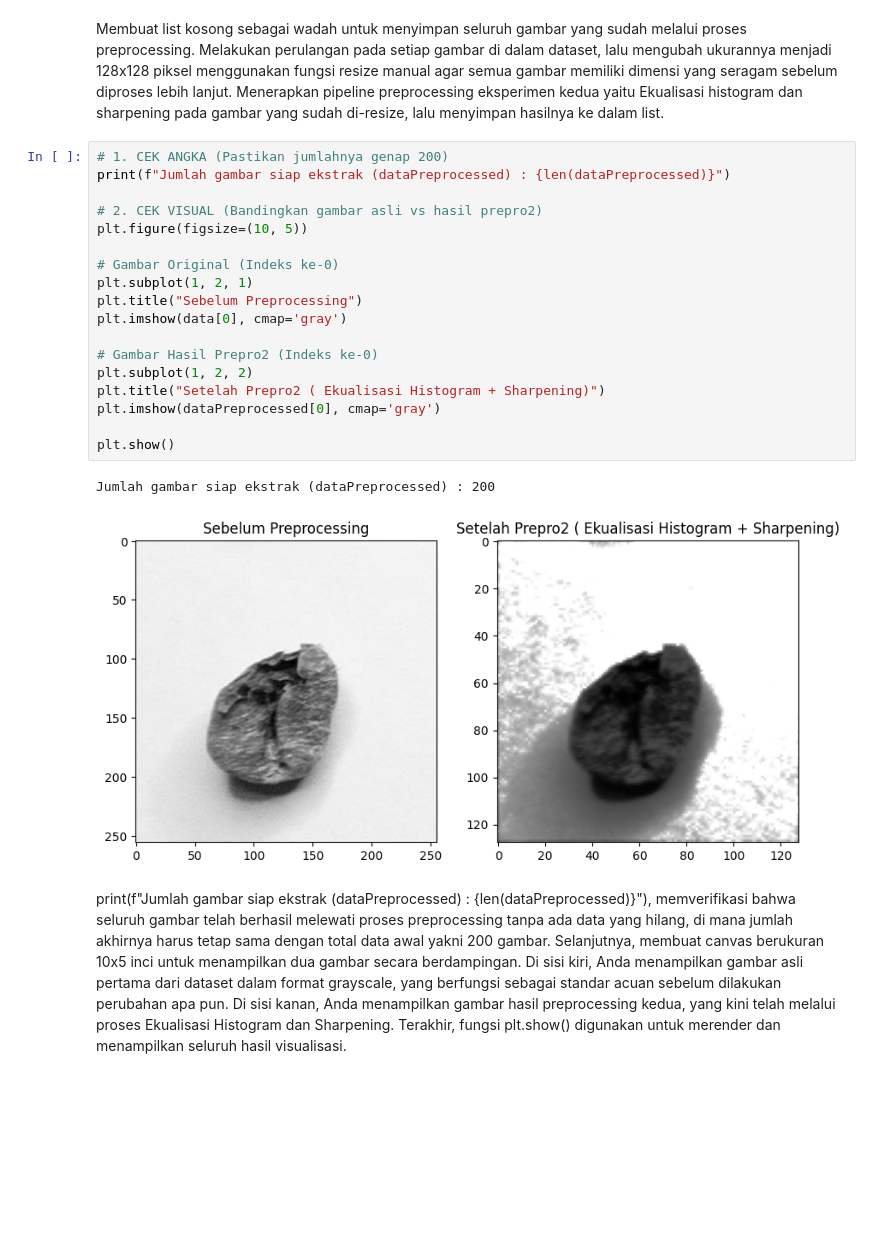
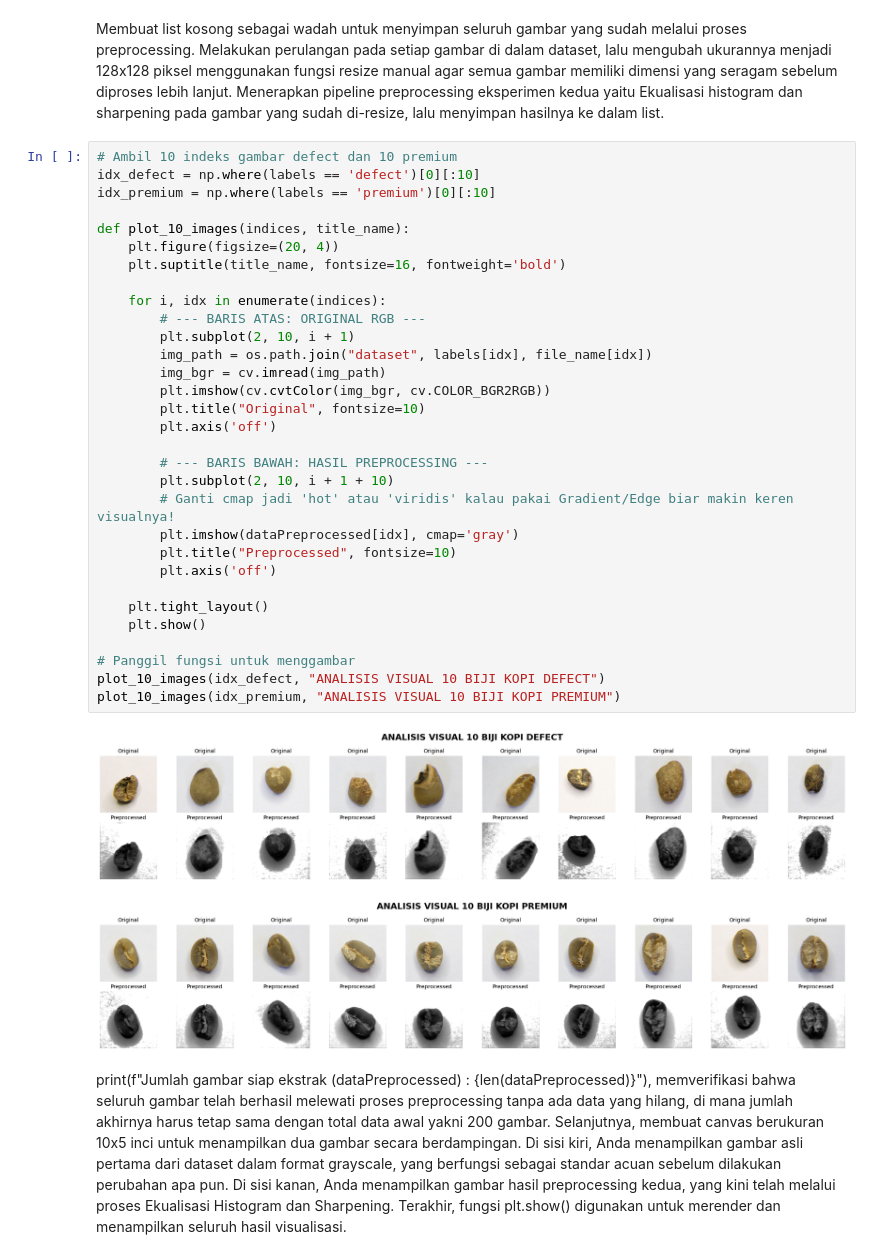
Before and after one commit to renzzskie/Klasifikasi-Mutu-Biji-Kopi-Normal-vs-Defect-, a Jupyter notebook: P2.ipynb, the cells around one changed output. Saved outputs shown, nothing was run; the diff lists cells and outputs as text; blank space fills up the shorter version.

```diff
--- a/P2.ipynb
+++ b/P2.ipynb
@@ -327,27 +325,40 @@ print(f"Selesai memproses {len(dataPreprocessed)} gambar.")
 Selesai memproses 200 gambar.
 # %% [markdown]
 Membuat list kosong sebagai wadah untuk menyimpan seluruh gambar yang sudah melalui proses preprocessing. Melakukan perulangan pada setiap gambar di dalam dataset, lalu mengubah ukurannya menjadi 128x128 piksel menggunakan fungsi resize manual agar semua gambar memiliki dimensi yang seragam sebelum diproses lebih lanjut. Menerapkan pipeline preprocessing eksperimen kedua yaitu Ekualisasi histogram dan sharpening pada gambar yang sudah di-resize, lalu menyimpan hasilnya ke dalam list.
-# %%
-# 1. CEK ANGKA (Pastikan jumlahnya genap 200)
-print(f"Jumlah gambar siap ekstrak (dataPreprocessed) : {len(dataPreprocessed)}")
-
-# 2. CEK VISUAL (Bandingkan gambar asli vs hasil prepro2)
-plt.figure(figsize=(10, 5))
-
-# Gambar Original (Indeks ke-0)
-plt.subplot(1, 2, 1)
-plt.title("Sebelum Preprocessing")
-plt.imshow(data[0], cmap='gray')
-
-# Gambar Hasil Prepro2 (Indeks ke-0)
-plt.subplot(1, 2, 2)
-plt.title("Setelah Prepro2 ( Ekualisasi Histogram + Sharpening)")
-plt.imshow(dataPreprocessed[0], cmap='gray')
-
-plt.show()
-# %% [output]
-Jumlah gambar siap ekstrak (dataPreprocessed) : 200
-[figure, removed]
+# %%
+# Ambil 10 indeks gambar defect dan 10 premium
+idx_defect = np.where(labels == 'defect')[0][:10]
+idx_premium = np.where(labels == 'premium')[0][:10]
+
+def plot_10_images(indices, title_name):
+    plt.figure(figsize=(20, 4))
+    plt.suptitle(title_name, fontsize=16, fontweight='bold')
+
+    for i, idx in enumerate(indices):
+        # --- BARIS ATAS: ORIGINAL RGB ---
+        plt.subplot(2, 10, i + 1)
+        img_path = os.path.join("dataset", labels[idx], file_name[idx])
+        img_bgr = cv.imread(img_path)
+        plt.imshow(cv.cvtColor(img_bgr, cv.COLOR_BGR2RGB))
+        plt.title("Original", fontsize=10)
+        plt.axis('off')
+
+        # --- BARIS BAWAH: HASIL PREPROCESSING ---
+        plt.subplot(2, 10, i + 1 + 10)
+        # Ganti cmap jadi 'hot' atau 'viridis' kalau pakai Gradient/Edge biar makin keren visualnya!
+        plt.imshow(dataPreprocessed[idx], cmap='gray')
+        plt.title("Preprocessed", fontsize=10)
+        plt.axis('off')
+
+    plt.tight_layout()
+    plt.show()
+
+# Panggil fungsi untuk menggambar
+plot_10_images(idx_defect, "ANALISIS VISUAL 10 BIJI KOPI DEFECT")
+plot_10_images(idx_premium, "ANALISIS VISUAL 10 BIJI KOPI PREMIUM")
+# %% [output]
+[figure, added]
+[figure, added]
 # %% [markdown]
 print(f"Jumlah gambar siap ekstrak (dataPreprocessed) : {len(dataPreprocessed)}"), memverifikasi bahwa seluruh gambar telah berhasil melewati proses preprocessing tanpa ada data yang hilang, di mana jumlah akhirnya harus tetap sama dengan total data awal yakni 200 gambar. Selanjutnya,  membuat canvas berukuran 10x5 inci untuk menampilkan dua gambar secara berdampingan. Di sisi kiri, Anda menampilkan gambar asli pertama dari dataset dalam format grayscale, yang berfungsi sebagai standar acuan sebelum dilakukan perubahan apa pun. Di sisi kanan, Anda menampilkan gambar hasil preprocessing kedua, yang kini telah melalui proses Ekualisasi Histogram dan Sharpening. Terakhir, fungsi plt.show() digunakan untuk merender dan menampilkan seluruh hasil visualisasi.
 # %% [markdown]
```
Also changed, not shown: parts of 1 cell of this notebook, 7 other files.
